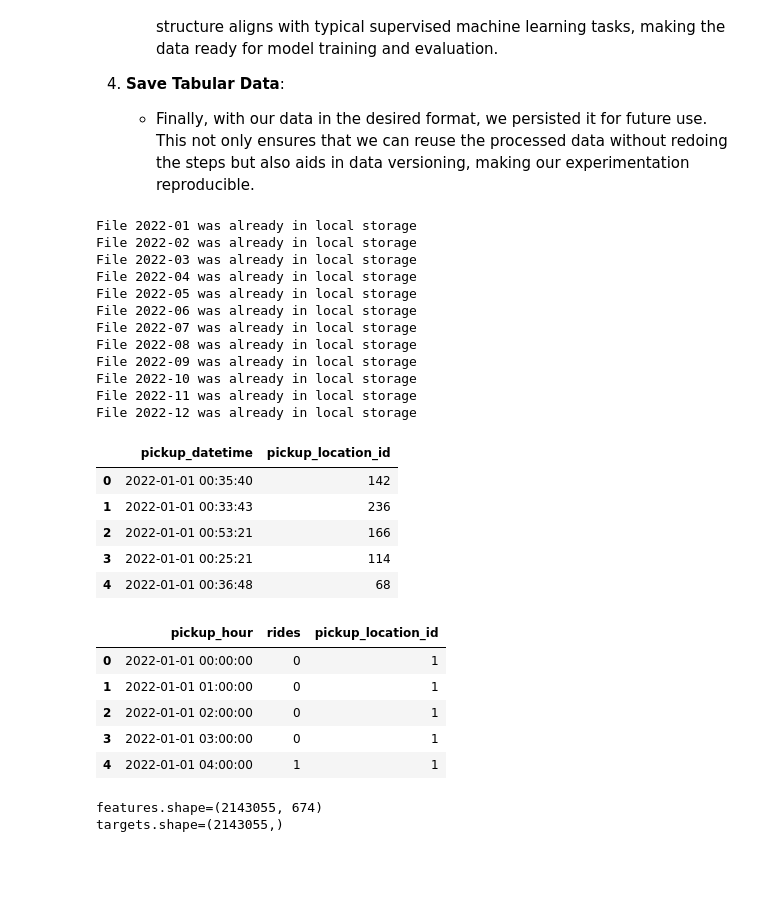
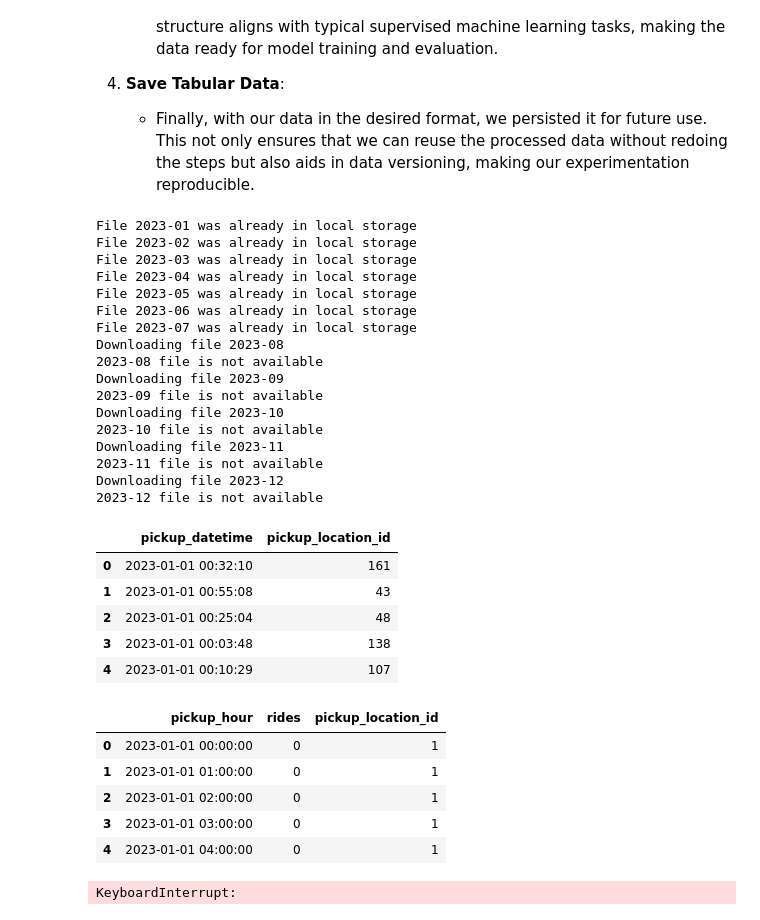
Before and after one commit to carlosfab/taxi_demand_predictor, a Jupyter notebook: notebooks/04_transform_raw_data_into_features_and_targets.ipynb, the cells around one changed output. Saved outputs shown, nothing was run; the diff lists cells and outputs as text; code cells hidden in the pictures; blank space fills up the shorter version.

```diff
--- a/notebooks/04_transform_raw_data_into_features_and_targets.ipynb
+++ b/notebooks/04_transform_raw_data_into_features_and_targets.ipynb
@@ -25,46 +25,51 @@ Our main goal remains consistent: transforming the raw data into a structured fo
 # %%
 %reload_ext autoreload
 %autoreload 2
 
 # import  libraries
 from src.paths import TRANSFORMED_DATA_DIR
 from src.data import load_raw_data
 from src.data import transform_raw_data_into_ts_data
 from src.data import transform_ts_data_into_features_and_target
 
 # load 2022 raw data
-rides = load_raw_data(year=2022)
+rides = load_raw_data(year=2023)
 rides.head()
 # %% [output]
-File 2022-01 was already in local storage
-File 2022-02 was already in local storage
-File 2022-03 was already in local storage
-File 2022-04 was already in local storage
-File 2022-05 was already in local storage
-File 2022-06 was already in local storage
-File 2022-07 was already in local storage
-File 2022-08 was already in local storage
-File 2022-09 was already in local storage
-File 2022-10 was already in local storage
-File 2022-11 was already in local storage
-File 2022-12 was already in local storage
+File 2023-01 was already in local storage
+File 2023-02 was already in local storage
+File 2023-03 was already in local storage
+File 2023-04 was already in local storage
+File 2023-05 was already in local storage
+File 2023-06 was already in local storage
+File 2023-07 was already in local storage
+Downloading file 2023-08
+2023-08 file is not available
+Downloading file 2023-09
+2023-09 file is not available
+Downloading file 2023-10
+2023-10 file is not available
+Downloading file 2023-11
+2023-11 file is not available
+Downloading file 2023-12
+2023-12 file is not available
 |  | pickup_datetime | pickup_location_id |
-| 0 | 2022-01-01 00:35:40 | 142 |
-| 1 | 2022-01-01 00:33:43 | 236 |
-| 2 | 2022-01-01 00:53:21 | 166 |
-| 3 | 2022-01-01 00:25:21 | 114 |
-| 4 | 2022-01-01 00:36:48 | 68 |
+| 0 | 2023-01-01 00:32:10 | 161 |
+| 1 | 2023-01-01 00:55:08 | 43 |
+| 2 | 2023-01-01 00:25:04 | 48 |
+| 3 | 2023-01-01 00:03:48 | 138 |
+| 4 | 2023-01-01 00:10:29 | 107 |
 # %%
 # transform raw data into features and target
 ts_data = transform_raw_data_into_ts_data(rides)
 ts_data.head()
 # %% [output]
 |  | pickup_hour | rides | pickup_location_id |
-| 0 | 2022-01-01 00:00:00 | 0 | 1 |
-| 1 | 2022-01-01 01:00:00 | 0 | 1 |
-| 2 | 2022-01-01 02:00:00 | 0 | 1 |
-| 3 | 2022-01-01 03:00:00 | 0 | 1 |
-| 4 | 2022-01-01 04:00:00 | 1 | 1 |
+| 0 | 2023-01-01 00:00:00 | 0 | 1 |
+| 1 | 2023-01-01 01:00:00 | 0 | 1 |
+| 2 | 2023-01-01 02:00:00 | 0 | 1 |
+| 3 | 2023-01-01 03:00:00 | 0 | 1 |
+| 4 | 2023-01-01 04:00:00 | 0 | 1 |
 # %%
 # transform ts data into features and target
 features, targets = transform_ts_data_into_features_and_target(
@@ -77,8 +82,7 @@ features, targets = transform_ts_data_into_features_and_target(
 print(f'{features.shape=}')
 print(f'{targets.shape=}')
 # %% [output]
-features.shape=(2143055, 674)
-targets.shape=(2143055,)
+KeyboardInterrupt:
 # %%
 # Consolidate the features and targets into a single DataFrame
 tabular_data = features
```
Also changed, not shown: 11 other files.
